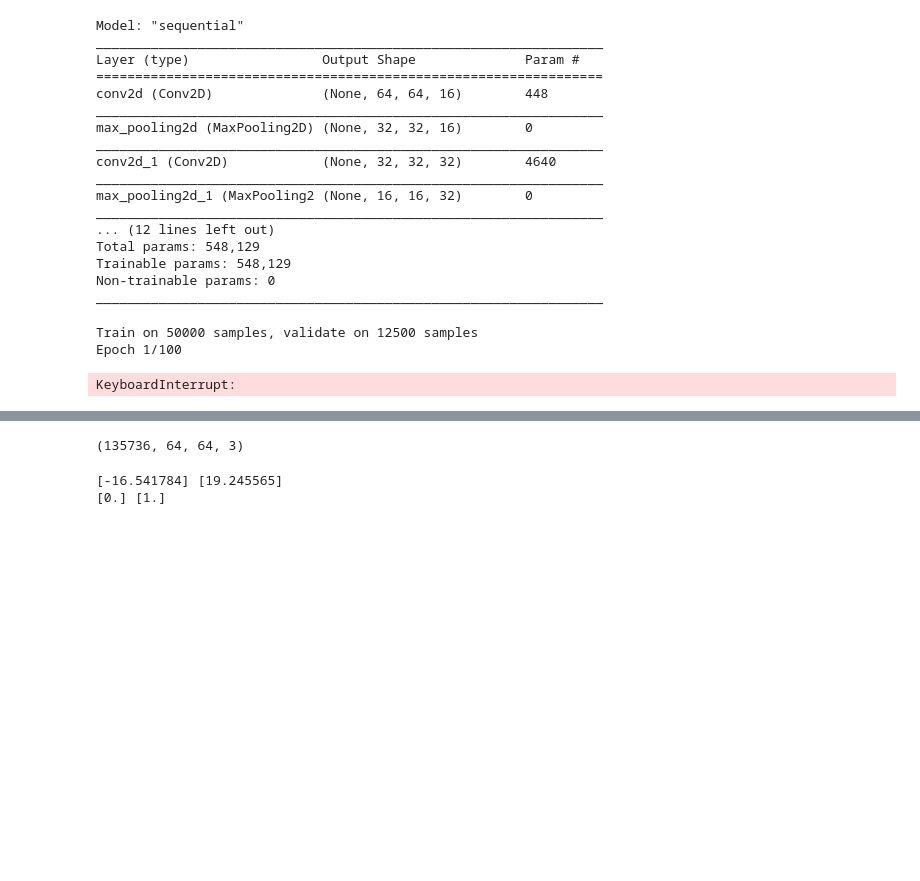
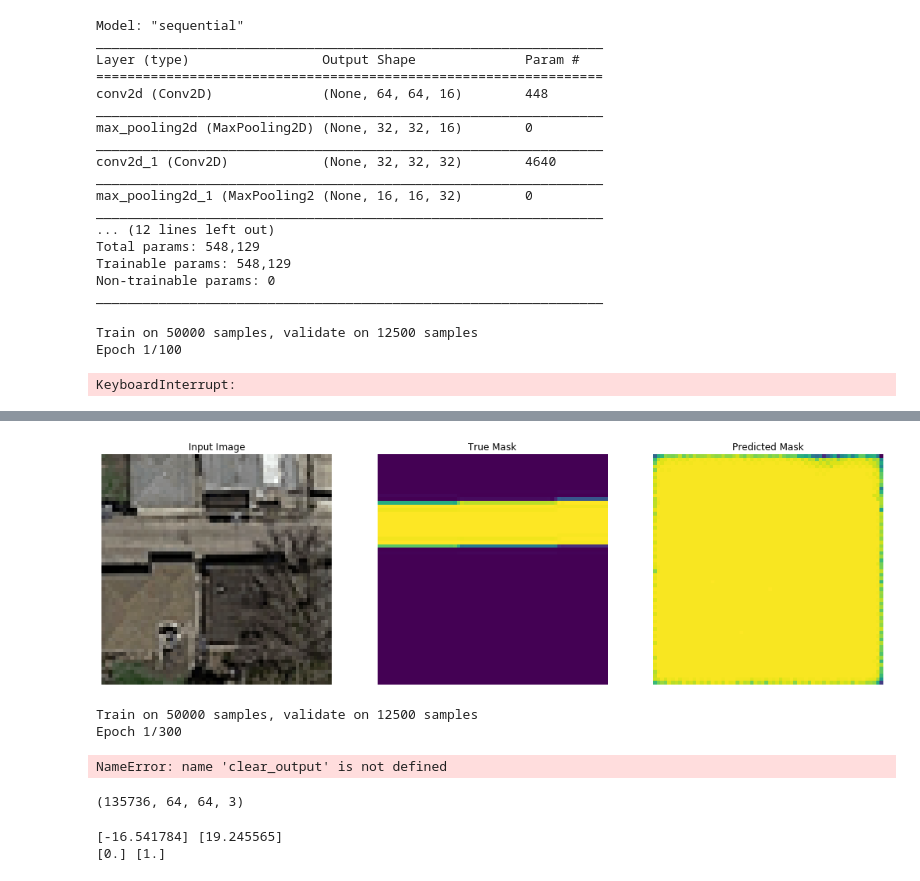
Before and after one commit to matejsladek/CIL_street, a Jupyter notebook: code/patch_based/main.ipynb, the cells around one changed output, grey strips where cells are left out. Cells and saved outputs as stored; diff of their text form; code cells hidden in the pictures; blank space fills up the shorter version.

```diff
--- a/code/patch_based/main.ipynb
+++ b/code/patch_based/main.ipynb
@@ -350,3 +521,55 @@ model.fit(datagen.flow(X_train, y_train, batch_size=32),
+# %%
+# unet
+def show_predictions(dataset=None, num=1):
+    """Show a sample prediction.
+    """
+    sample = X_test[0]
+    sample = np.expand_dims(sample, 0)
+    pred_mask = model.predict(sample)
+    display_sample([X_test[0], y_test[0], pred_mask[0]])
+
+show_predictions()
+# %% [output]
+[figure, added]
+# %%
+class DisplayCallback(tf.keras.callbacks.Callback):
+    def on_epoch_end(self, epoch, logs=None):
+        clear_output(wait=True)
+        show_predictions()
+        print ('\nSample Prediction after epoch {}\n'.format(epoch+1))
+
+TRAINSET_SIZE = X_train.shape[0]
+VALSET_SIZE = X_test.shape[0]
+EPOCHS = 300
+BATCH_SIZE = 16
+STEPS_PER_EPOCH = max(TRAINSET_SIZE // BATCH_SIZE, 1)
+VALIDATION_STEPS = max(VALSET_SIZE // BATCH_SIZE, 1)
+
+logdir = os.path.join("logs", datetime.datetime.now().strftime("%Y%m%d-%H%M%S"))
+tensorboard_callback = tf.keras.callbacks.TensorBoard(logdir, histogram_freq=1)
+
+callbacks = [
+    # to show samples after each epoch
+    DisplayCallback(),
+    # to collect some useful metrics and visualize them in tensorboard
+    tensorboard_callback,
+    # if no accuracy improvements we can stop the training directly
+    # tf.keras.callbacks.EarlyStopping(patience=10, verbose=1),
+    # to save checkpoints
+    tf.keras.callbacks.ModelCheckpoint('best_model_unet.h5', verbose=1, save_best_only=True, save_weights_only=True)
+]
+
+model_history = model.fit(X_train,
+                          y_train,
+                          # validation_split=0.1,
+                          validation_data=(X_test, y_test),
+                          epochs=EPOCHS,
+                          batch_size=BATCH_SIZE,
+                          callbacks=callbacks)
+# %% [output]
+Train on 50000 samples, validate on 12500 samples
+Epoch 1/300
+NameError: name 'clear_output' is not defined
 # %%
 # model.save('my_model.h5')
 # %%
```
Also changed, not shown: parts of 24 cells of this notebook.
